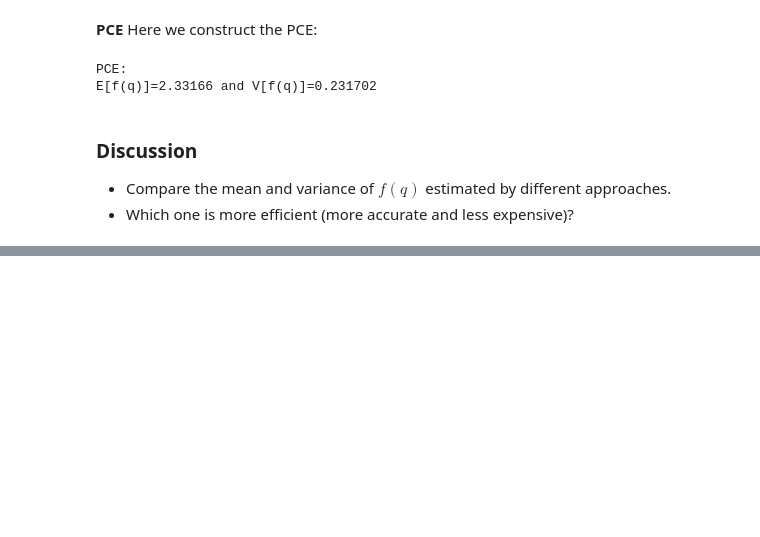
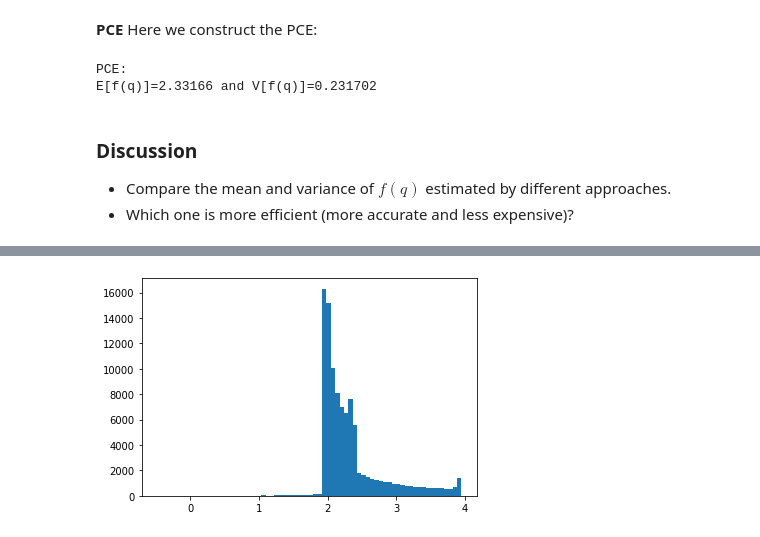
Before and after one commit to eLearn-Hub/UQ-course-pub, a Jupyter notebook: FWD_compare.ipynb, the cells around one changed output, grey strips where cells are left out. Cells and saved outputs as stored; diff of their text form; code cells hidden in the pictures; blank space fills up the shorter version.

```diff
--- a/FWD_compare.ipynb
+++ b/FWD_compare.ipynb
@@ -208,0 +236,4 @@ E[f(q)]=2.33166 and V[f(q)]=0.231702
+# %%
+_=plt.hist(val_,bins=70)
+# %% [output]
+[figure, added]
```
Also changed, not shown: parts of 7 cells of this notebook, 2 other files.
